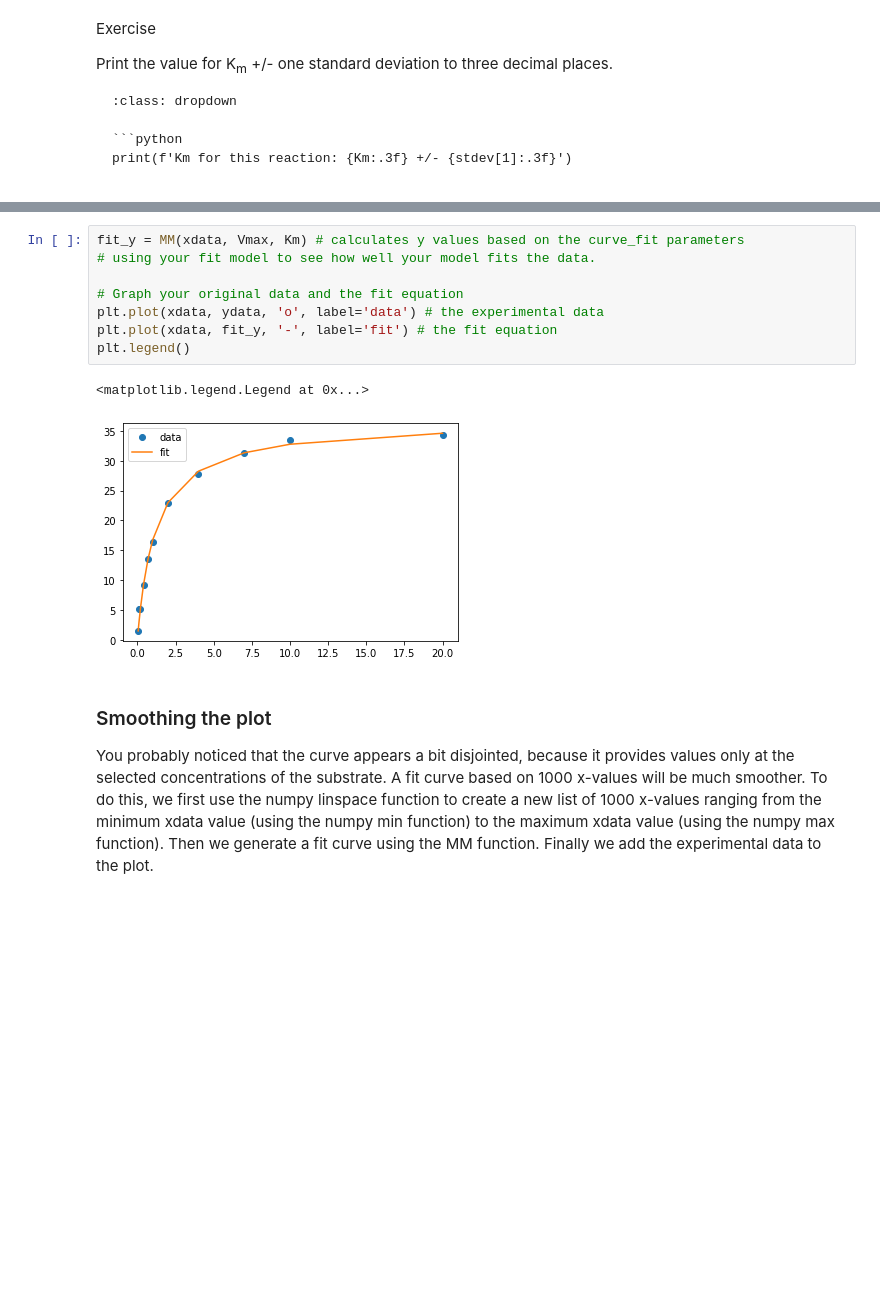
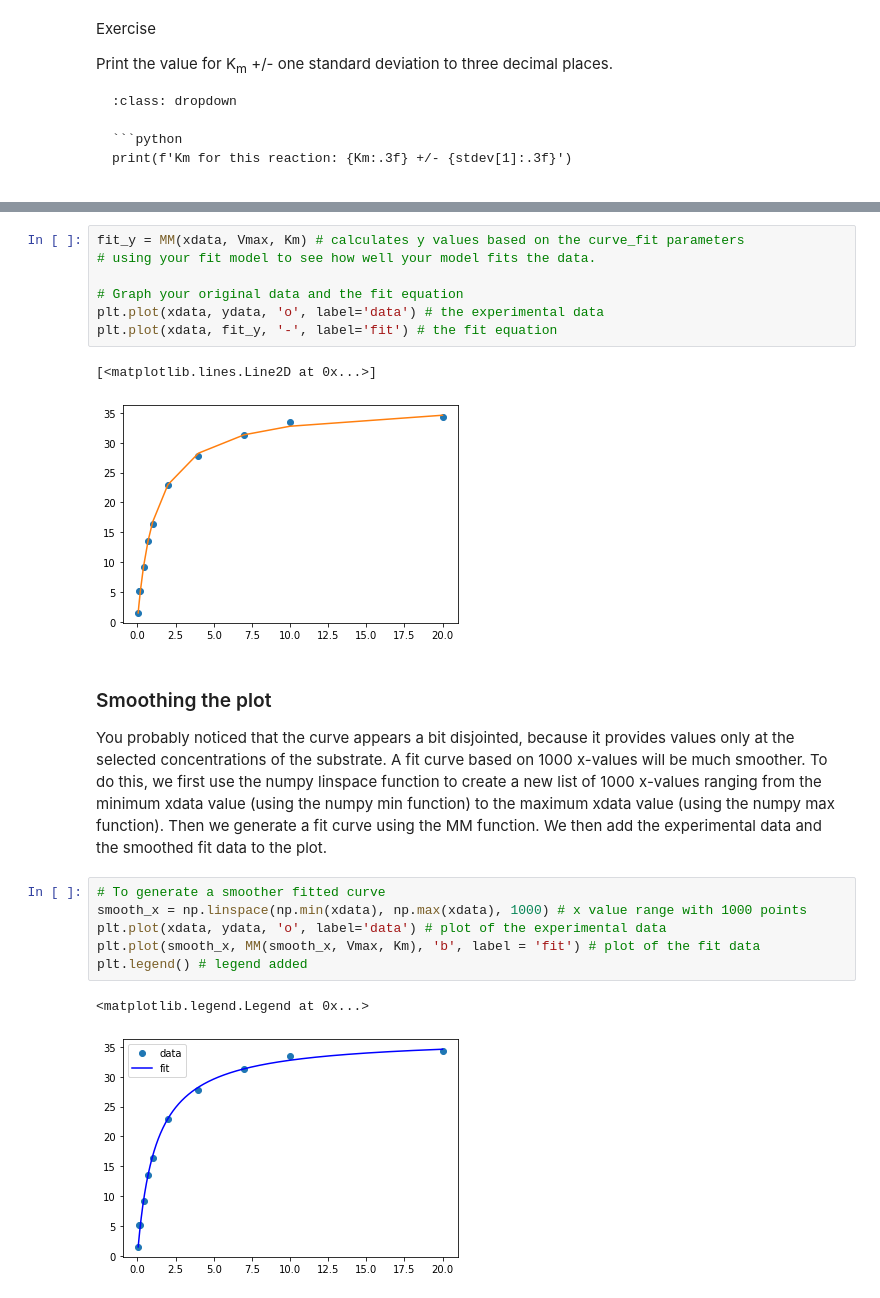
Before and after one commit to MolSSI-Education/python-scripting-biochemistry, a Jupyter notebook: biochemist-python/chapters/Non-Linear Regression Part 2.ipynb, the cells around one changed output, grey strips where cells are left out. Cells and saved outputs as stored; diff of their text form; blank space fills up the shorter version.

```diff
--- a/biochemist-python/chapters/Non-Linear Regression Part 2.ipynb
+++ b/biochemist-python/chapters/Non-Linear Regression Part 2.ipynb
@@ -251,10 +254,18 @@ fit_y = MM(xdata, Vmax, Km) # calculates y values based on the curve_fit paramet
 # Graph your original data and the fit equation
 plt.plot(xdata, ydata, 'o', label='data') # the experimental data
 plt.plot(xdata, fit_y, '-', label='fit') # the fit equation
-plt.legend()
 # %% [output]
-<matplotlib.legend.Legend at 0x...>
+[<matplotlib.lines.Line2D at 0x...>]
-[figure, old version]
+[figure, new version]
 # %% [markdown]
 ### Smoothing the plot
-You probably noticed that the curve appears a bit disjointed, because it provides values only at the selected concentrations of the substrate. A fit curve based on 1000 x-values will be much smoother. To do this, we first use the numpy linspace function to create a new list of 1000 x-values ranging from the minimum xdata value (using the numpy min function) to the maximum xdata value (using the numpy max function). Then we generate a fit curve using the MM function. Finally we add the experimental data to the plot.
+You probably noticed that the curve appears a bit disjointed, because it provides values only at the selected concentrations of the substrate. A fit curve based on 1000 x-values will be much smoother. To do this, we first use the numpy linspace function to create a new list of 1000 x-values ranging from the minimum xdata value (using the numpy min function) to the maximum xdata value (using the numpy max function). Then we generate a fit curve using the MM function. We then add the experimental data and the smoothed fit data to the plot.
+# %%
+# To generate a smoother fitted curve
+smooth_x = np.linspace(np.min(xdata), np.max(xdata), 1000) # x value range with 1000 points
+plt.plot(xdata, ydata, 'o', label='data') # plot of the experimental data
+plt.plot(smooth_x, MM(smooth_x, Vmax, Km), 'b', label = 'fit') # plot of the fit data
+plt.legend() # legend added
+# %% [output]
+<matplotlib.legend.Legend at 0x...>
+[figure, added]
```
Also changed, not shown: parts of 9 cells of this notebook.
